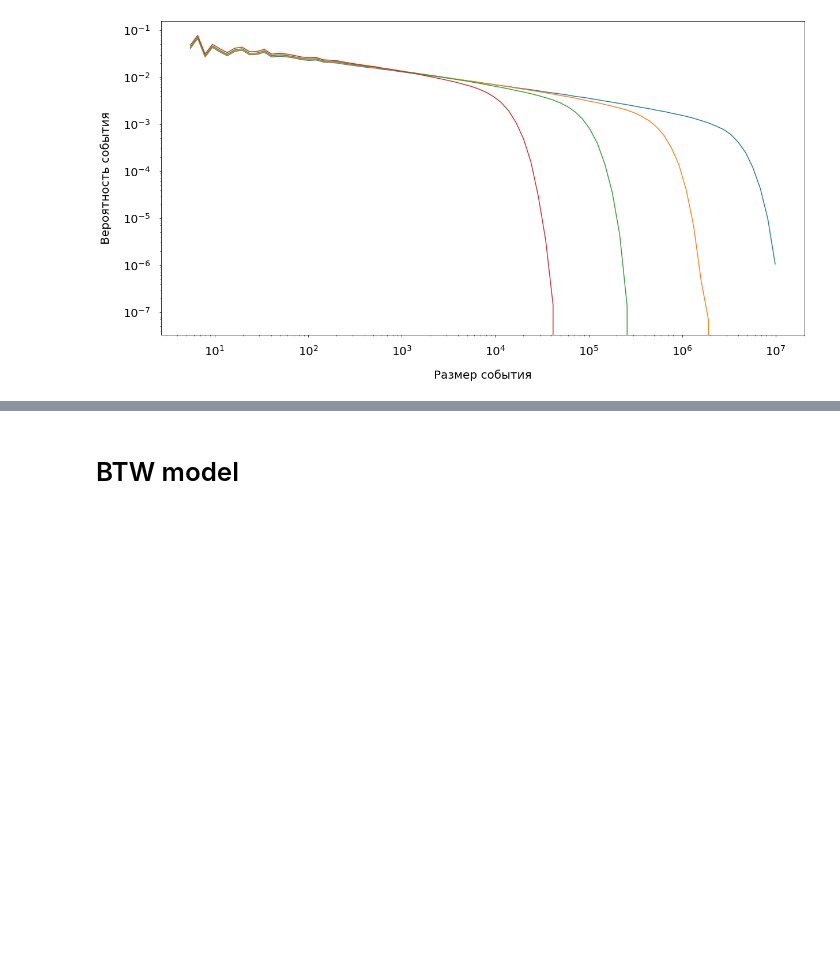
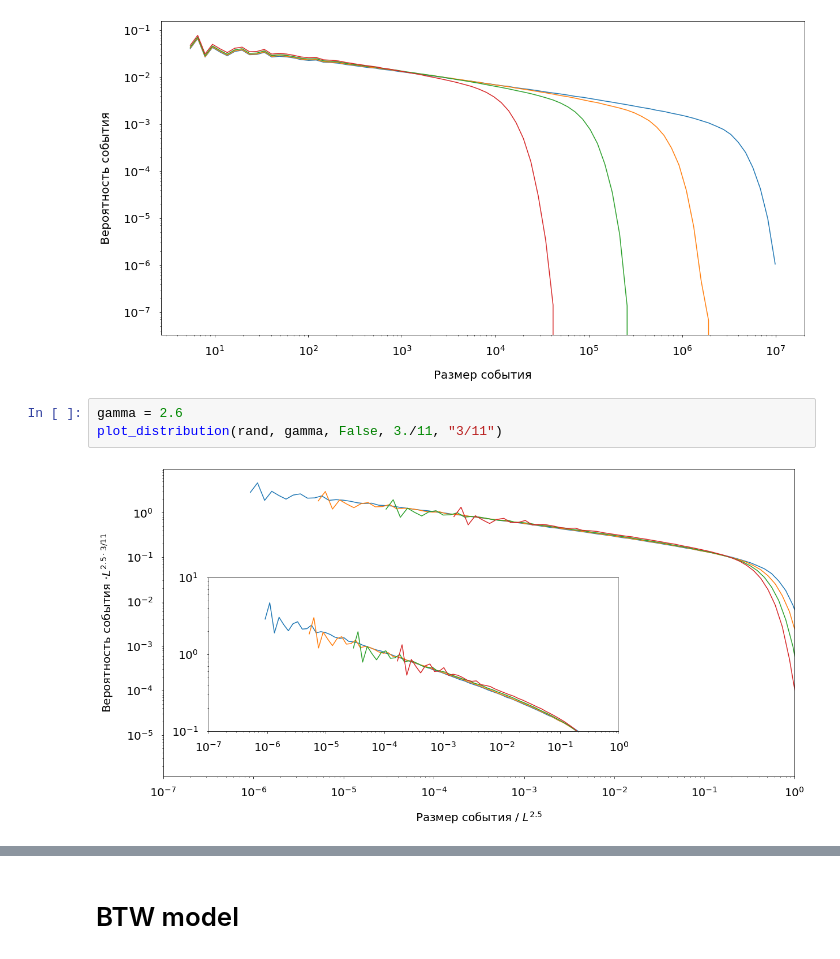
Before and after one commit to i1oveMyse1f/sandpile-extremes-classic, a Jupyter notebook: results/data_distribution.ipynb, the cells around one changed output, grey strips where cells are left out. Cells and saved outputs as stored; diff of their text form; blank space fills up the shorter version.

```diff
--- a/results/data_distribution.ipynb
+++ b/results/data_distribution.ipynb
@@ -146,6 +143,11 @@ def plot_distribution(all_data, gamma=None, title=False, yscale=None, y_str = No
 plot_distribution(rand, None)
 # %% [output]
 [figure]
+# %%
+gamma = 2.6
+plot_distribution(rand, gamma, False, 3./11, "3/11")
+# %% [output]
+[figure, added]
 # %%
 gamma = 2.67
 plot_distribution(rand, gamma, False, 3./11, "3/11")
```
Also changed, not shown: parts of 23 cells of this notebook, 5 other files.
